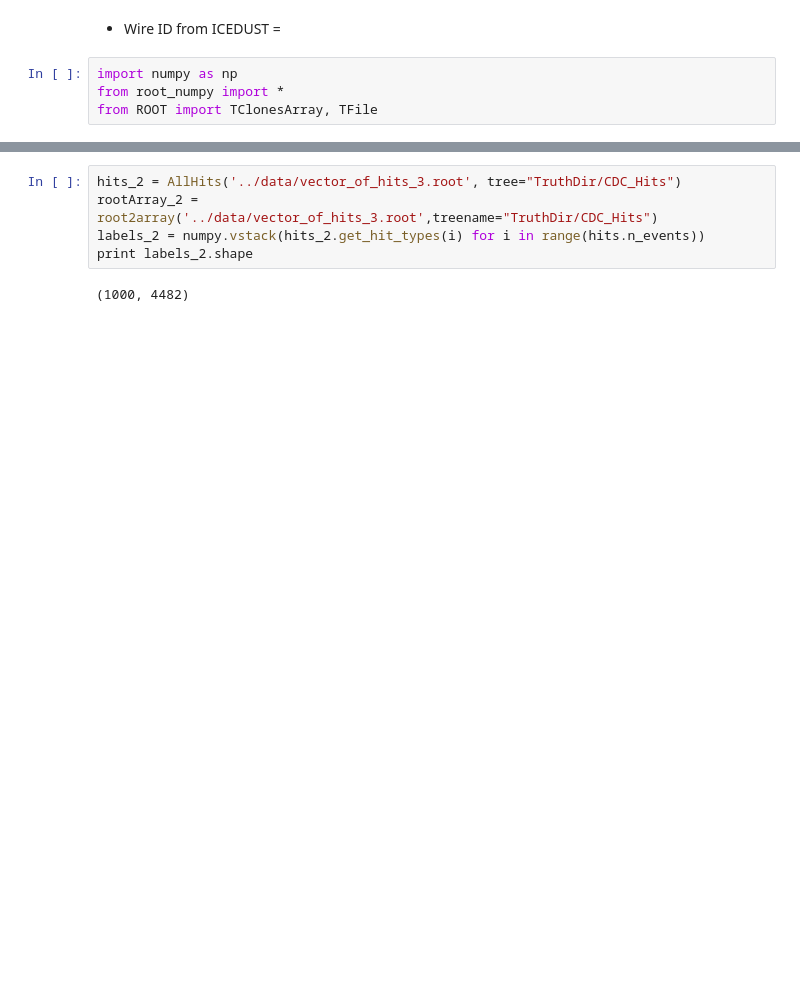
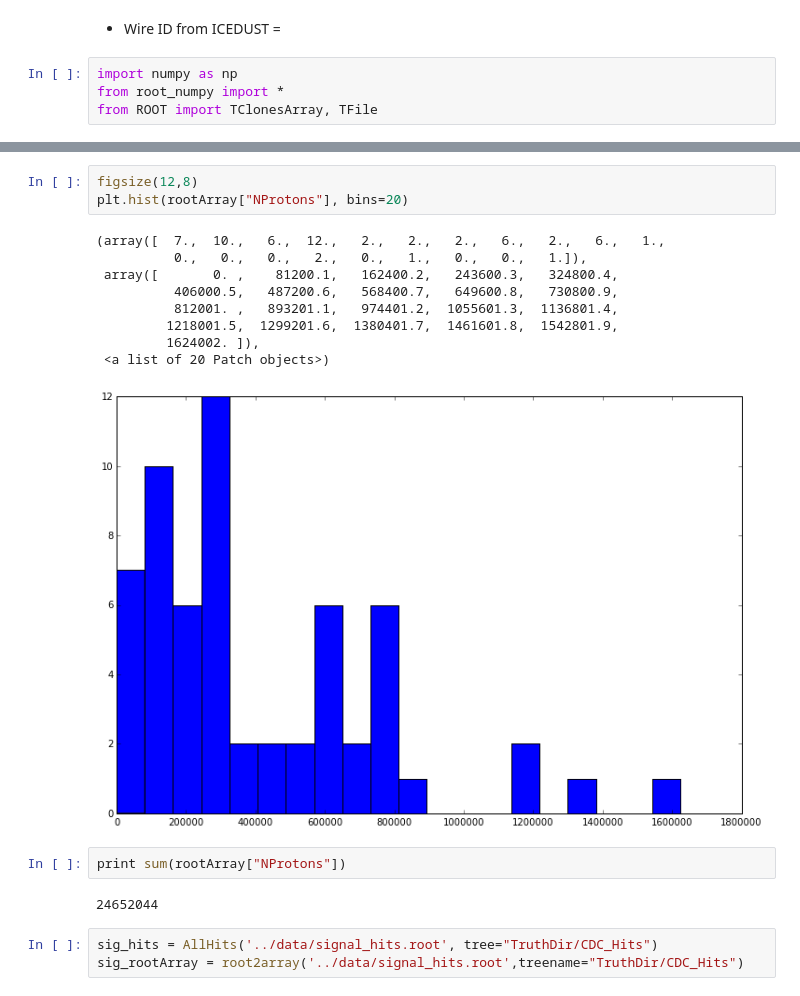
Before and after one commit to ewengillies/track-finding-yandex, a Jupyter notebook: notebooks/oaAnalysisChecker.ipynb, the cells around one changed output, grey strips where cells are left out. Saved outputs shown, nothing was run; the diff lists cells and outputs as text; blank space fills up the shorter version.

```diff
--- a/notebooks/oaAnalysisChecker.ipynb
+++ b/notebooks/oaAnalysisChecker.ipynb
@@ -96,7 +94,20 @@ for event in range(10):
+# %%
+figsize(12,8)
+plt.hist(rootArray["NProtons"], bins=20)
+# %% [output]
+(array([  7.,  10.,   6.,  12.,   2.,   2.,   2.,   6.,   2.,   6.,   1.,
+          0.,   0.,   0.,   2.,   0.,   1.,   0.,   0.,   1.]),
+ array([       0. ,    81200.1,   162400.2,   243600.3,   324800.4,
+          406000.5,   487200.6,   568400.7,   649600.8,   730800.9,
+          812001. ,   893201.1,   974401.2,  1055601.3,  1136801.4,
+         1218001.5,  1299201.6,  1380401.7,  1461601.8,  1542801.9,
+         1624002. ]),
+ <a list of 20 Patch objects>)
+[figure, added]
+# %%
+print sum(rootArray["NProtons"])
+# %% [output]
+24652044
 # %%
-hits_2 = AllHits('../data/vector_of_hits_3.root', tree="TruthDir/CDC_Hits")
-rootArray_2 = root2array('../data/vector_of_hits_3.root',treename="TruthDir/CDC_Hits")
-labels_2 = numpy.vstack(hits_2.get_hit_types(i) for i in range(hits.n_events))
-print labels_2.shape
+sig_hits = AllHits('../data/signal_hits.root', tree="TruthDir/CDC_Hits")
+sig_rootArray = root2array('../data/signal_hits.root',treename="TruthDir/CDC_Hits")
-# %% [output]
-(1000, 4482)
```
Also changed, not shown: parts of 7 cells of this notebook.
